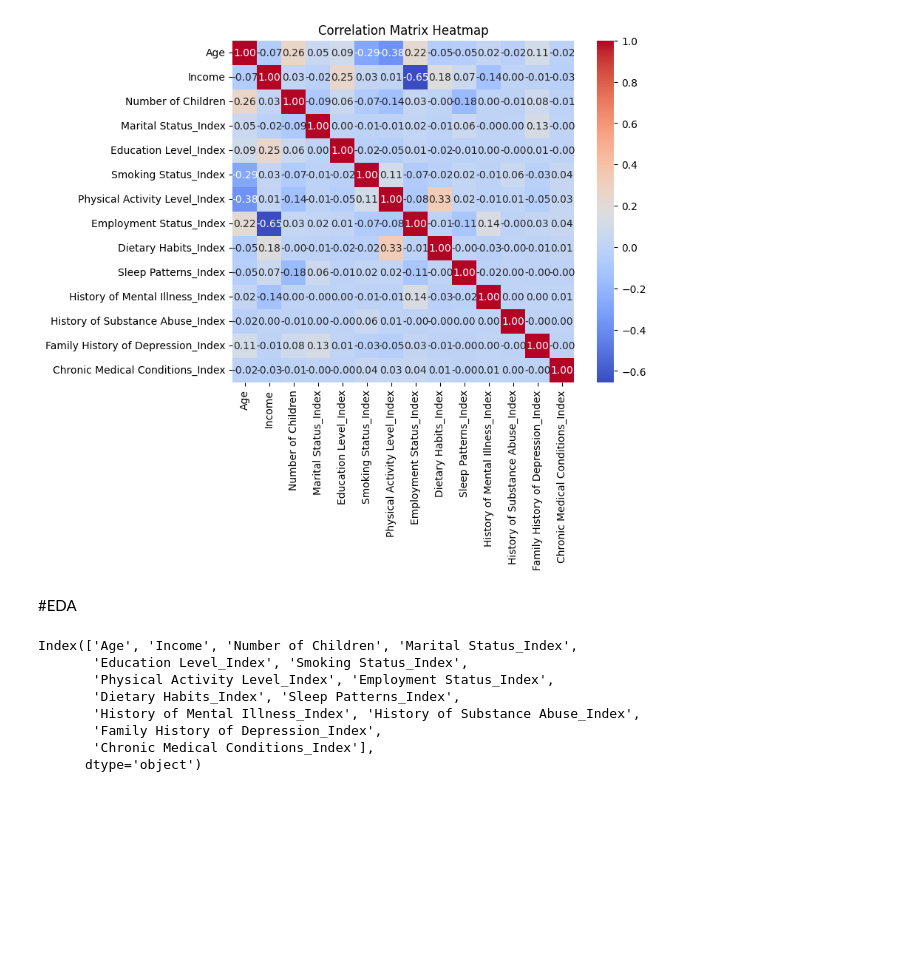
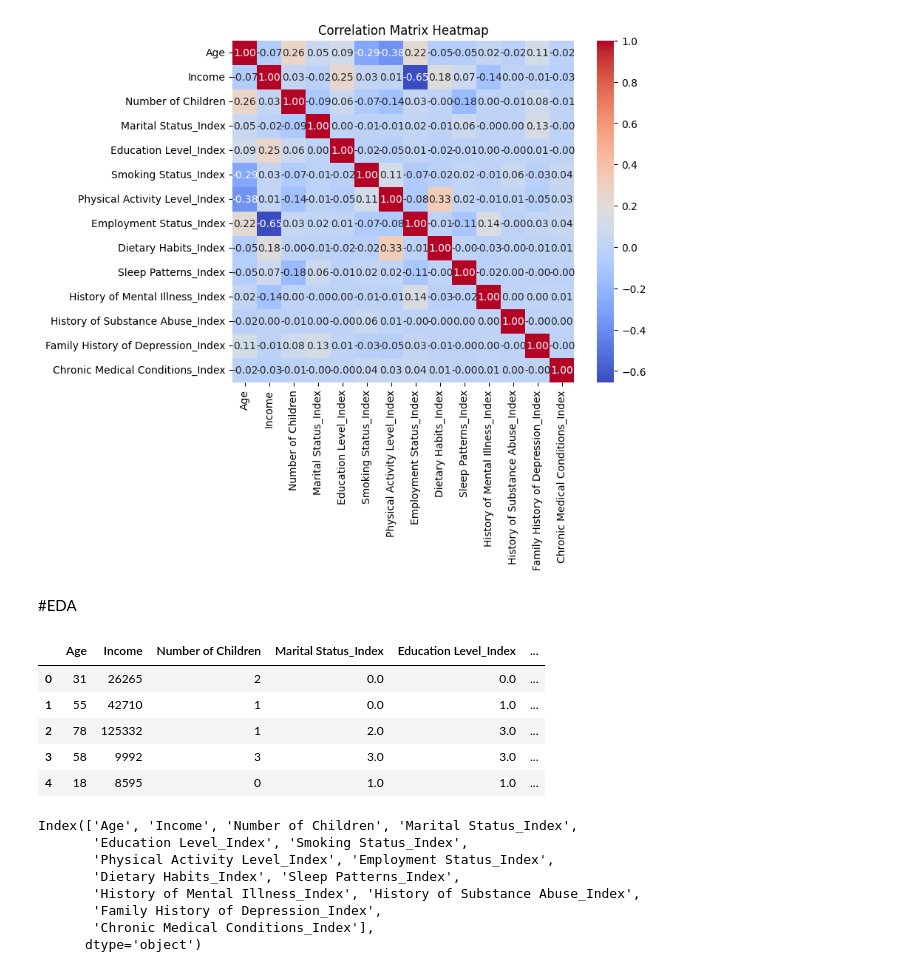
Before and after one commit to saktiworkstation/Deteksi-Dini-Depresi-dengan-4-Model-ML, a Jupyter notebook: FP_bdpal.ipynb, the cells around one changed output. Cells and saved outputs as stored; diff of their text form; code cells hidden in the pictures; blank space fills up the shorter version.

```diff
--- a/FP_bdpal.ipynb
+++ b/FP_bdpal.ipynb
@@ -151,3 +149,12 @@ encode_df = pd.read_csv('/content/drive/MyDrive/AI Lanjut/dataset/encoded_data.c
+# %%
+encode_df.head()
+# %% [output]
+|  | Age | Income | Number of Children | Marital Status_Index | Education Level_Index | ... |
+| 0 | 31 | 26265 | 2 | 0.0 | 0.0 | ... |
+| 1 | 55 | 42710 | 1 | 0.0 | 1.0 | ... |
+| 2 | 78 | 125332 | 1 | 2.0 | 3.0 | ... |
+| 3 | 58 | 9992 | 3 | 3.0 | 3.0 | ... |
+| 4 | 18 | 8595 | 0 | 1.0 | 1.0 | ... |
 # %%
 encode_df.columns
 # %% [output]
```
Also changed, not shown: parts of 31 cells of this notebook.
